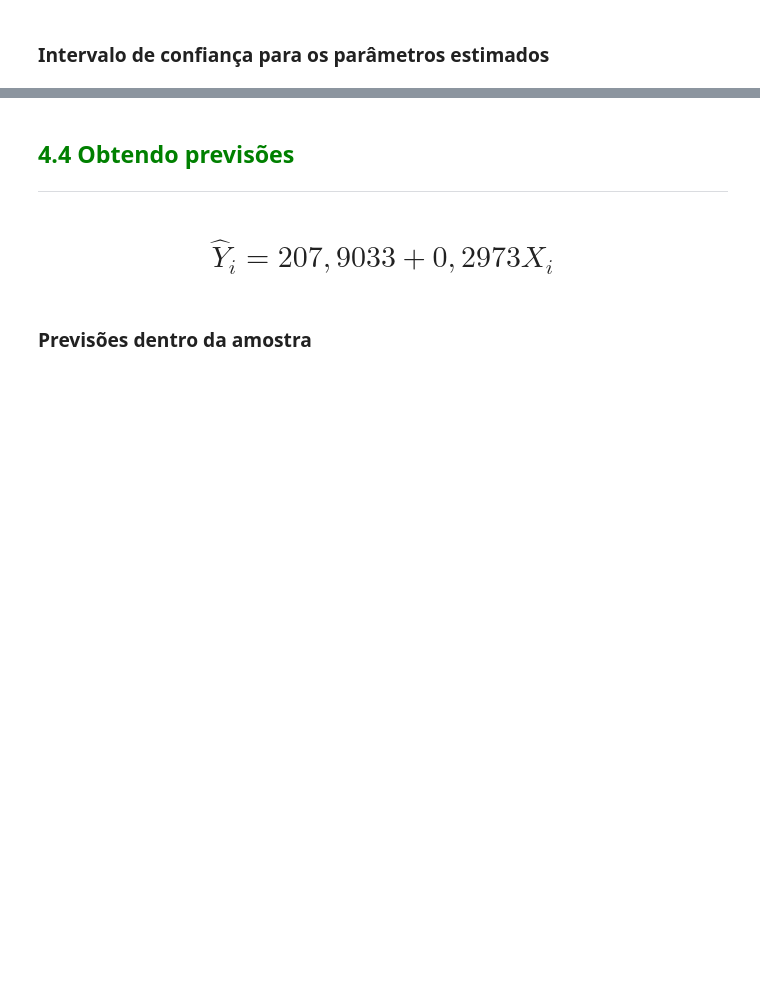
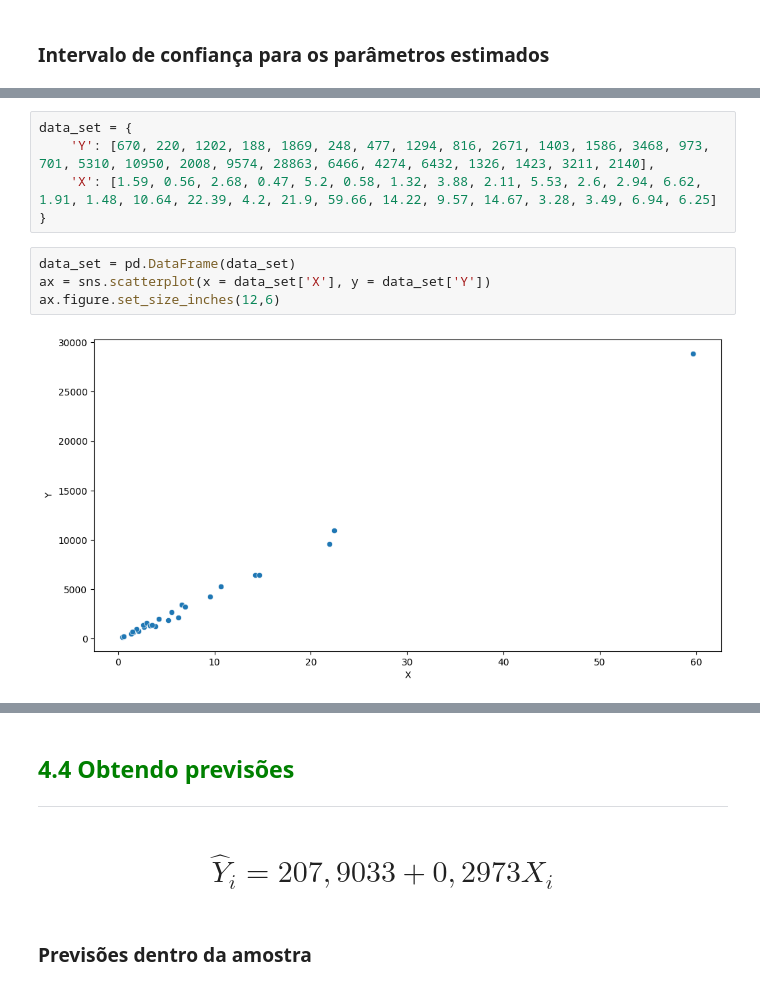
Before and after one commit to lemaldonadogm/Courses, a Jupyter notebook: Statistics/Parte 4 - Correlação e Regressão/Curso_de_Estatística_Parte_4.ipynb, the cells around one changed output, grey strips where cells are left out. Saved outputs shown, nothing was run; the diff lists cells and outputs as text; blank space fills up the shorter version.

```diff
--- a/Statistics/Parte 4 - Correlação e Regressão/Curso_de_Estatística_Parte_4.ipynb
+++ b/Statistics/Parte 4 - Correlação e Regressão/Curso_de_Estatística_Parte_4.ipynb
@@ -685,0 +899,11 @@ https://www.statsmodels.org/stable/index.html
+# %%
+data_set = {
+    'Y': [670, 220, 1202, 188, 1869, 248, 477, 1294, 816, 2671, 1403, 1586, 3468, 973, 701, 5310, 10950, 2008, 9574, 28863, 6466, 4274, 6432, 1326, 1423, 3211, 2140],
+    'X': [1.59, 0.56, 2.68, 0.47, 5.2, 0.58, 1.32, 3.88, 2.11, 5.53, 2.6, 2.94, 6.62, 1.91, 1.48, 10.64, 22.39, 4.2, 21.9, 59.66, 14.22, 9.57, 14.67, 3.28, 3.49, 6.94, 6.25]
+}
+# %%
+data_set = pd.DataFrame(data_set)
+ax = sns.scatterplot(x = data_set['X'], y = data_set['Y'])
+ax.figure.set_size_inches(12,6)
+# %% [output]
+[figure, added]
```
Also changed, not shown: parts of 40 cells of this notebook.
